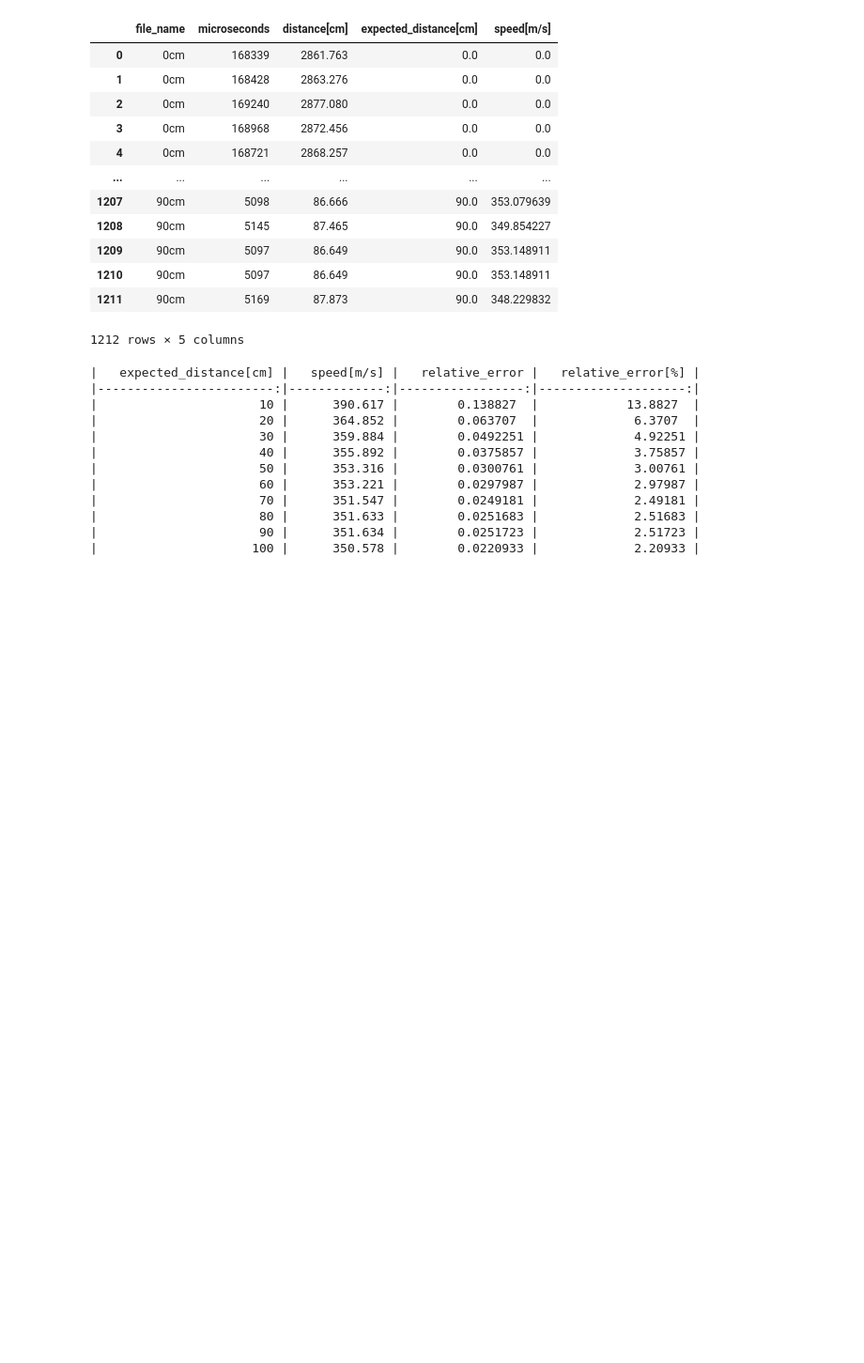
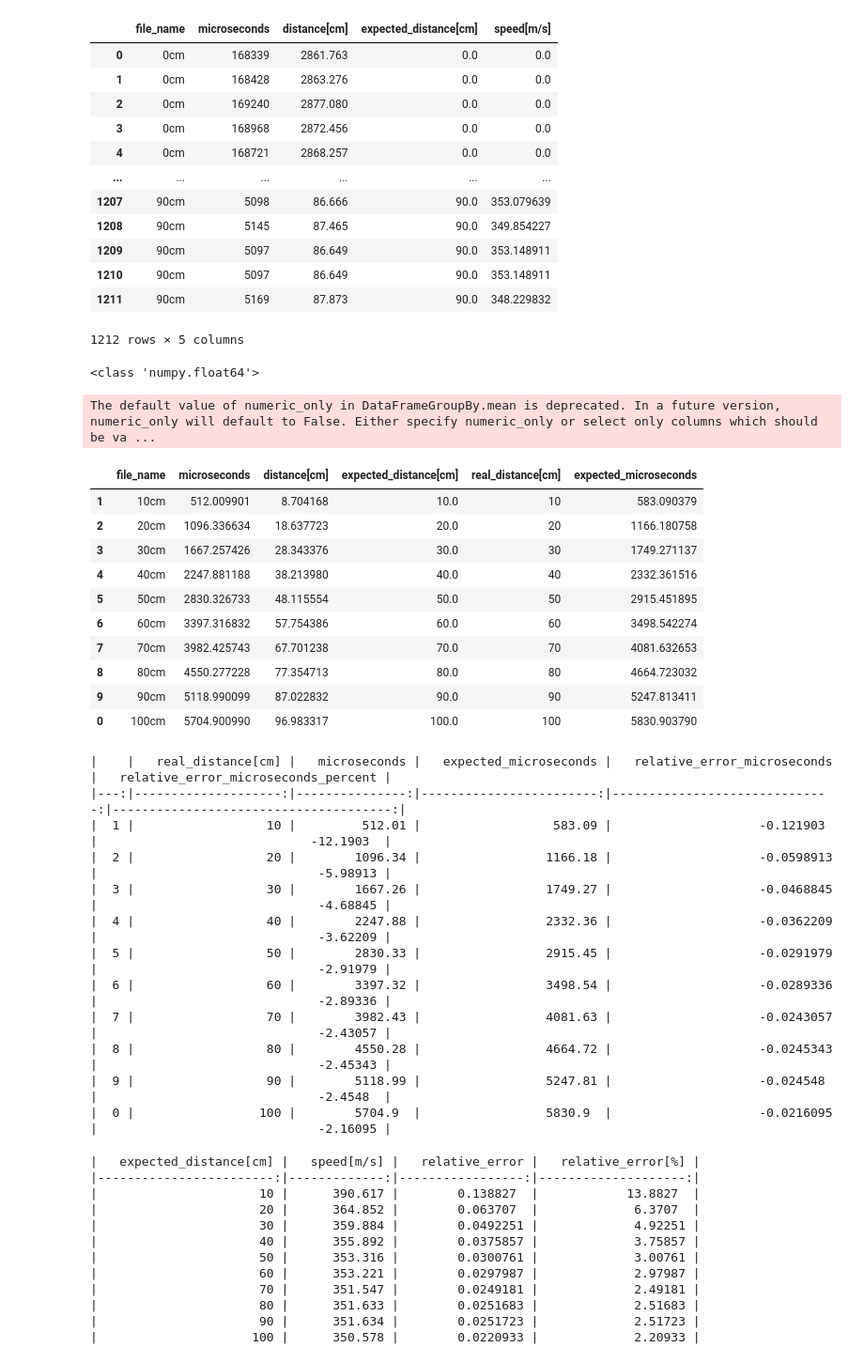
Before and after one commit to CelestineOverflow/BUL, a Jupyter notebook: lab-1/post.ipynb, the cells around one changed output. Shown: that part at 94% size. Cells and saved outputs as stored; diff of their text form; code cells hidden in the pictures; blank space fills up the shorter version.

```diff
--- a/lab-1/post.ipynb
+++ b/lab-1/post.ipynb
@@ -64,14 +64,69 @@ for file_name in df['file_name'].unique():
     fig.show()
 # %%
 #plot mean values per file
+print(type(df['microseconds'][0]))
+df['microseconds'] = df['microseconds'].astype('float64')
+#mean of microseconds
 df_mean = df.groupby('file_name').mean()
-#drop 0cm distance
+
+# #drop 0cm distance
 df_mean = df_mean.drop(index='0cm')
+
+# # drop 1cm distance
+df_mean = df_mean.drop(index='1cm')
 df_mean = df_mean.reset_index().sort_values(by='distance[cm]')
 #add the actual distance as a secondary row
 df_mean['real_distance[cm]'] = df_mean['file_name'].apply(lambda x: int(x.split('cm')[0]))
+df_mean['expected_microseconds'] = df_mean['real_distance[cm]'] * 2 * 1000000 / 34300
+
+display(df_mean)
 fig = px.scatter(df_mean, x='real_distance[cm]', y='distance[cm]', trendline='ols')
+fig.update_layout(title_text='real_distance[cm] vs distance[cm]')
 fig.show()
+
+fig = px.scatter(df_mean, x='microseconds', y='expected_microseconds', trendline='ols')
+fig.update_layout(title_text='microseconds vs expected_microseconds')
+fig.show()
+
+
+df_mean['relative_error_microseconds'] = (df_mean['microseconds'] - df_mean['expected_microseconds']) / df_mean['expected_microseconds']
+df_mean['relative_error_microseconds_percent'] = df_mean['relative_error_microseconds'] * 100
+df_microseconds = df_mean[['real_distance[cm]', 'microseconds', 'expected_microseconds', 'relative_error_microseconds', 'relative_error_microseconds_percent']]
+
+#drop file_name 1cm
+
+
+fig = px.scatter(df_microseconds, x='real_distance[cm]', y='relative_error_microseconds_percent', trendline='ols')
+fig.update_layout(title_text='relative_error_microseconds_percent')
+fig.show()
+
+print(df_microseconds.to_markdown())
+# %% [output]
+<class 'numpy.float64'>
+The default value of numeric_only in DataFrameGroupBy.mean is deprecated. In a future version, numeric_only will default to False. Either specify numeric_only or select only columns which should be va ...
+|  | file_name | microseconds | distance[cm] | expected_distance[cm] | real_distance[cm] | expected_microseconds |
+| 1 | 10cm | 512.009901 | 8.704168 | 10.0 | 10 | 583.090379 |
+| 2 | 20cm | 1096.336634 | 18.637723 | 20.0 | 20 | 1166.180758 |
+| 3 | 30cm | 1667.257426 | 28.343376 | 30.0 | 30 | 1749.271137 |
+| 4 | 40cm | 2247.881188 | 38.213980 | 40.0 | 40 | 2332.361516 |
+| 5 | 50cm | 2830.326733 | 48.115554 | 50.0 | 50 | 2915.451895 |
+| 6 | 60cm | 3397.316832 | 57.754386 | 60.0 | 60 | 3498.542274 |
+| 7 | 70cm | 3982.425743 | 67.701238 | 70.0 | 70 | 4081.632653 |
+| 8 | 80cm | 4550.277228 | 77.354713 | 80.0 | 80 | 4664.723032 |
+| 9 | 90cm | 5118.990099 | 87.022832 | 90.0 | 90 | 5247.813411 |
+| 0 | 100cm | 5704.900990 | 96.983317 | 100.0 | 100 | 5830.903790 |
+|    |   real_distance[cm] |   microseconds |   expected_microseconds |   relative_error_microseconds |   relative_error_microseconds_percent |
+|---:|--------------------:|---------------:|------------------------:|------------------------------:|--------------------------------------:|
+|  1 |                  10 |         512.01 |                  583.09 |                    -0.121903  |                             -12.1903  |
+|  2 |                  20 |        1096.34 |                 1166.18 |                    -0.0598913 |                              -5.98913 |
+|  3 |                  30 |        1667.26 |                 1749.27 |                    -0.0468845 |                              -4.68845 |
+|  4 |                  40 |        2247.88 |                 2332.36 |                    -0.0362209 |                              -3.62209 |
+|  5 |                  50 |        2830.33 |                 2915.45 |                    -0.0291979 |                              -2.91979 |
+|  6 |                  60 |        3397.32 |                 3498.54 |                    -0.0289336 |                              -2.89336 |
+|  7 |                  70 |        3982.43 |                 4081.63 |                    -0.0243057 |                              -2.43057 |
+|  8 |                  80 |        4550.28 |                 4664.72 |                    -0.0245343 |                              -2.45343 |
+|  9 |                  90 |        5118.99 |                 5247.81 |                    -0.024548  |                              -2.4548  |
+|  0 |                 100 |        5704.9  |                 5830.9  |                    -0.0216095 |                              -2.16095 |
 # %%
 #speed of sound by mean
 df_speed = df[['expected_distance[cm]', 'speed[m/s]']].groupby('expected_distance[cm]').mean()
```
Also changed, not shown: parts of 5 cells of this notebook, 4 other files.
